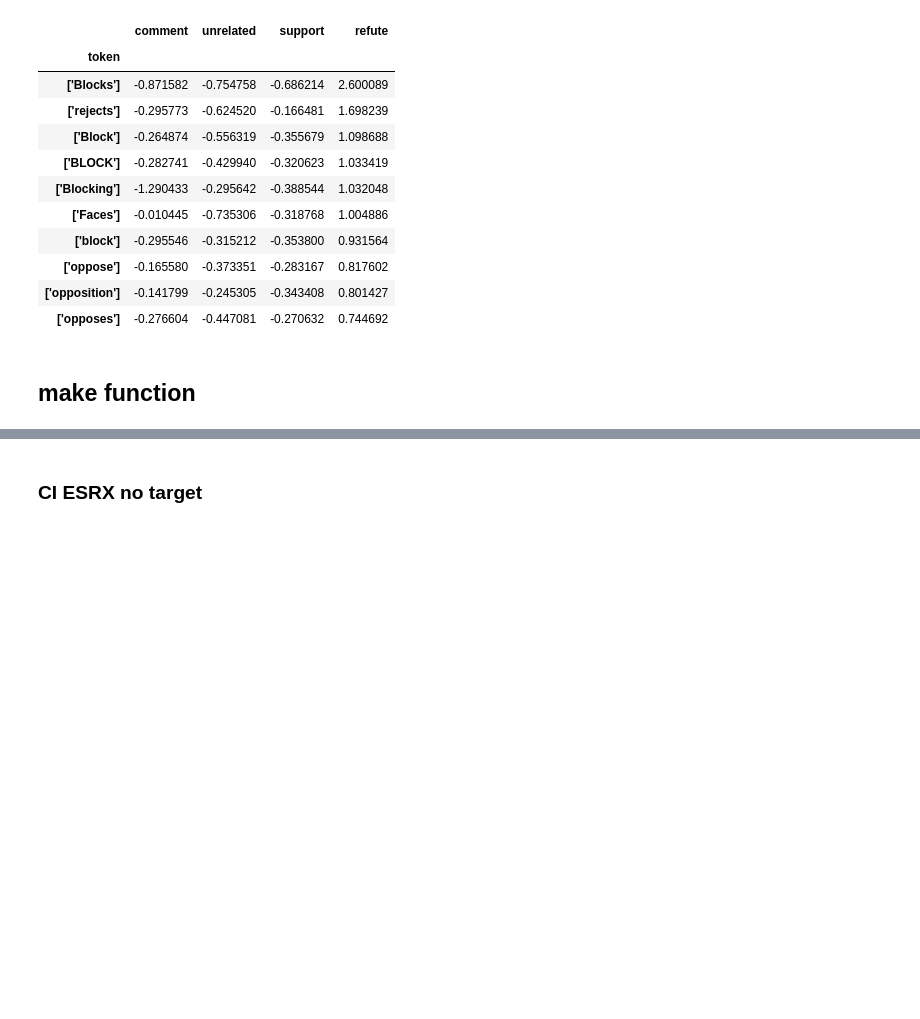
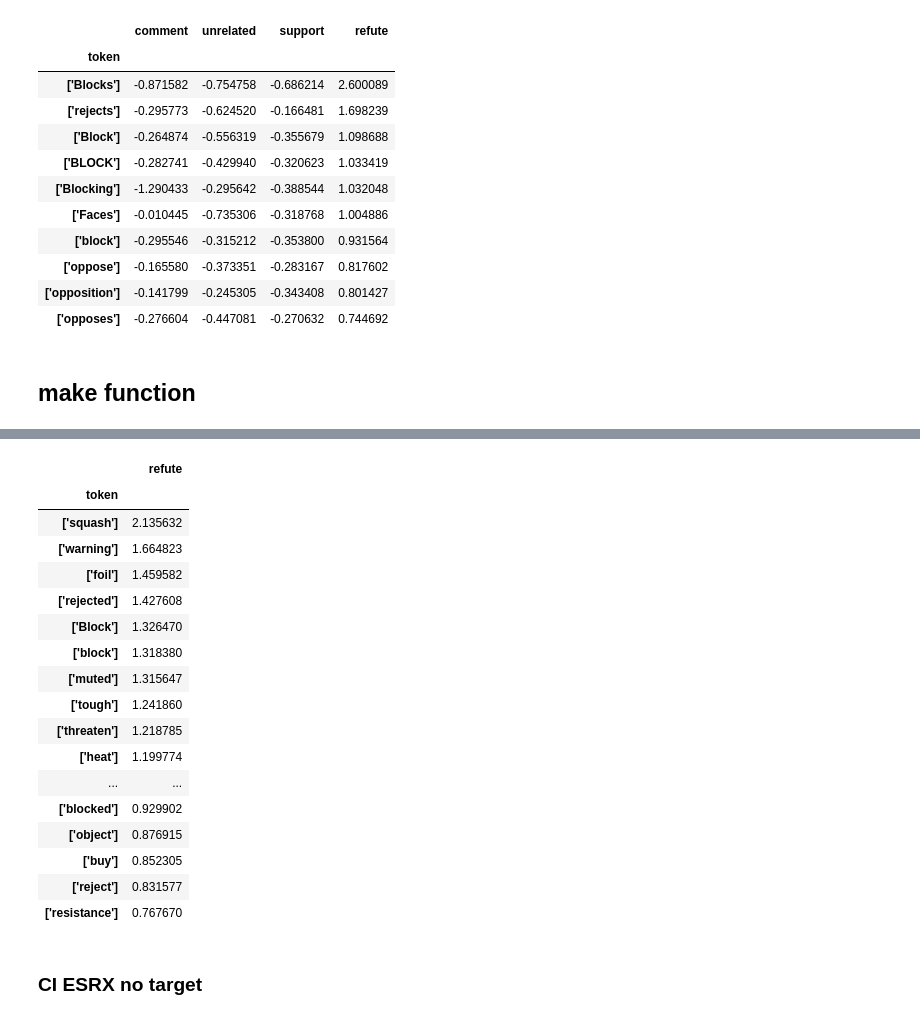
Before and after one commit to mangalm96/explainablenlp-info259, a Jupyter notebook: interpret_shap_analysis.ipynb, the cells around one changed output, grey strips where cells are left out. Cells and saved outputs as stored; diff of their text form; code cells hidden in the pictures; blank space fills up the shorter version.

```diff
--- a/interpret_shap_analysis.ipynb
+++ b/interpret_shap_analysis.ipynb
@@ -259,3 +292,25 @@ after filtering: 8111
+# %%
+# top 10 - refute stance
+groupby_df.sort_values("refute",ascending=False)[['refute']].head(20)
+# %% [output]
+|  | refute |
+| token |  |
+| ['squash'] | 2.135632 |
+| ['warning'] | 1.664823 |
+| ['foil'] | 1.459582 |
+| ['rejected'] | 1.427608 |
+| ['Block'] | 1.326470 |
+| ['block'] | 1.318380 |
+| ['muted'] | 1.315647 |
+| ['tough'] | 1.241860 |
+| ['threaten'] | 1.218785 |
+| ['heat'] | 1.199774 |
+| ... | ... |
+| ['blocked'] | 0.929902 |
+| ['object'] | 0.876915 |
+| ['buy'] | 0.852305 |
+| ['reject'] | 0.831577 |
+| ['resistance'] | 0.767670 |
 # %% [markdown]
 ### CI ESRX no target
 # %%
```
Also changed, not shown: parts of 4 cells of this notebook.
